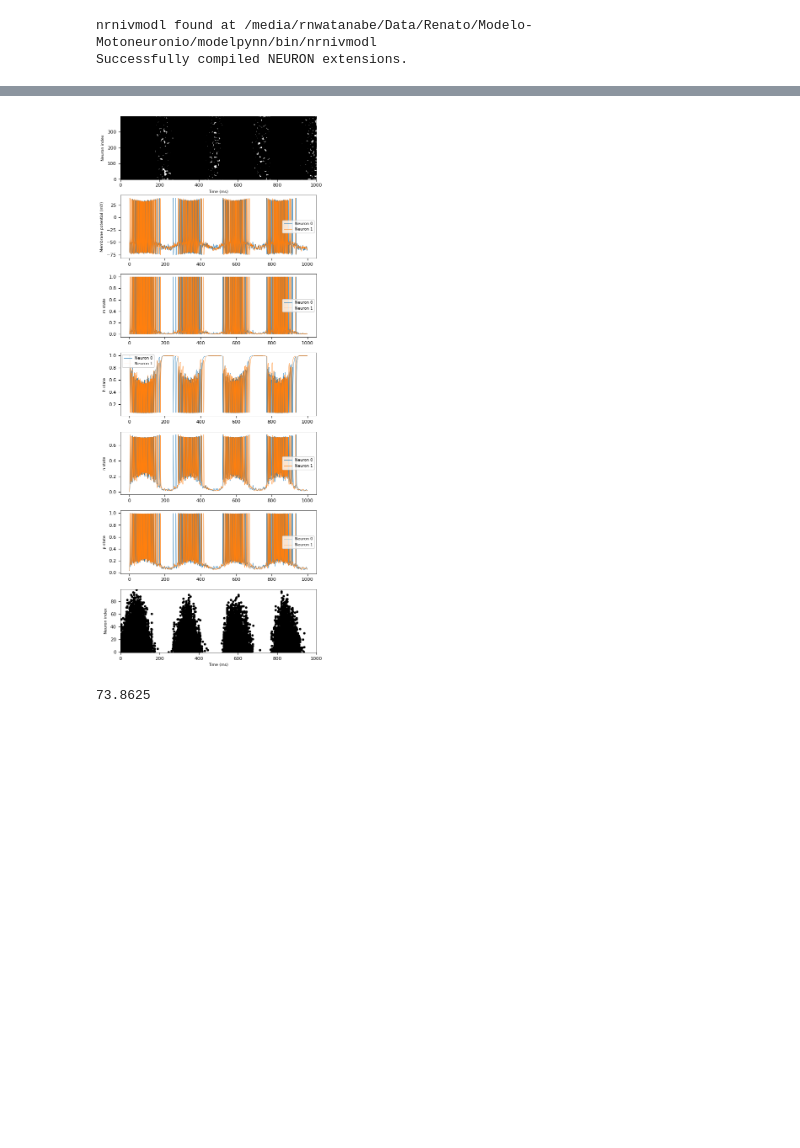
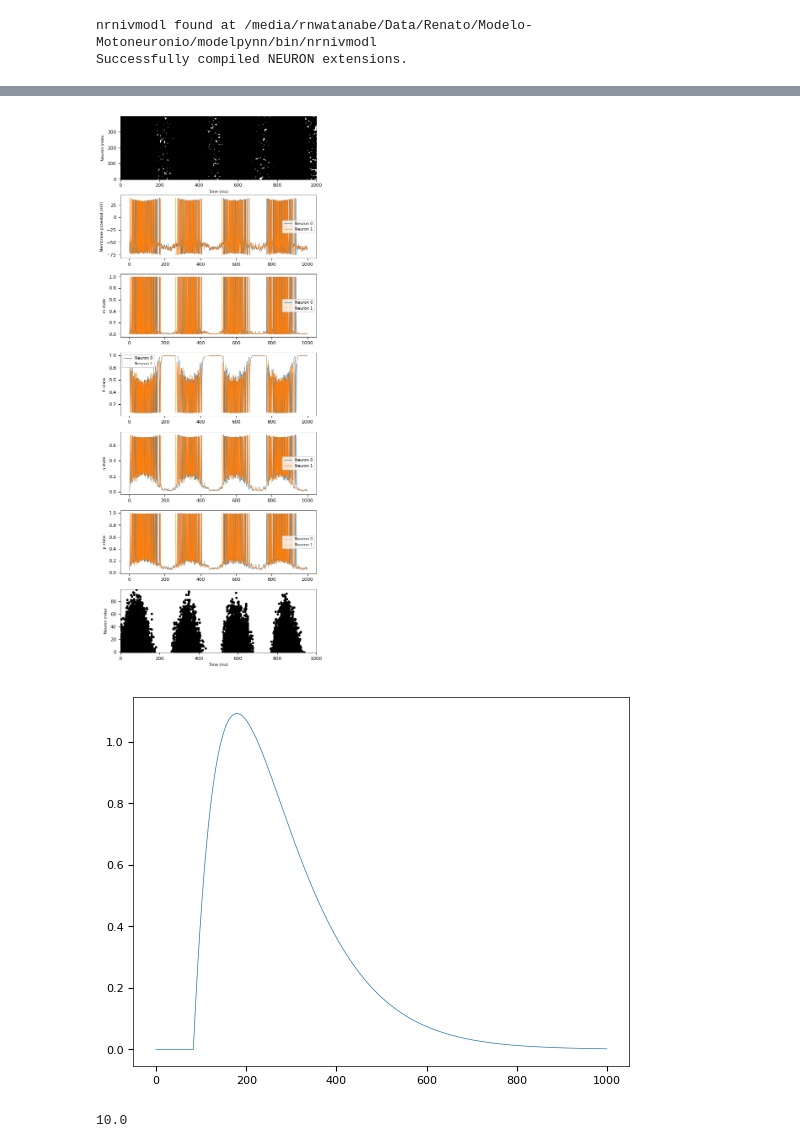
Before and after one commit to rnwatanabe/Modelo-Motoneuronio, a Jupyter notebook: Notebooks/force_generation_test.ipynb, the cells around one changed output, grey strips where cells are left out. Cells and saved outputs as stored; diff of their text form; code cells hidden in the pictures; blank space fills up the shorter version.

Commit message:
force

```diff
--- a/Notebooks/force_generation_test.ipynb
+++ b/Notebooks/force_generation_test.ipynb
@@ -47,8 +48,9 @@ if platform.system() == 'Windows':
 nrnivmodl found at /media/rnwatanabe/Data/Renato/Modelo-Motoneuronio/modelpynn/bin/nrnivmodl
 Successfully compiled NEURON extensions.
 # %%
-sim.setup(timestep=0.05)
-
+timestep = 0.05
+sim.setup(timestep=timestep)
+Tf = 1000
 n = 100
 somas = funçoes.create_somas(n)
 dends = funçoes.create_dends(n,somas)
@@ -153,0 +75,14 @@ muscle_units = sim.Population(n, mu_type)
+# %%
+cells = sim.Population(n, cell_type, initial_values={'v': list(-70*np.ones(n))})
+
+muscle_units = dict()
+force_objects = dict()
+neuromuscular_junctions = dict()
+
+for i in range(n):
+    muscle_units[i] = h.Section(name = f'mu{i}')
+    force_objects[i] = h.muscle_unit(muscle_units[i](0.5))
+    neuromuscular_junctions[i] = h.NetCon(cells.all_cells[i]._cell.sections[0](0.5)._ref_v, force_objects[i], sec=cells.all_cells[i]._cell.sections[0])
+    # neuromuscular_junctions[i].threshold = -40#cells.all_cells[i]._cell.ion_channels['na'].default_parameters['vt']
+    force_objects[i].A = 0.03 + (3-0.03)*i/n
+    force_objects[i].Tc = 140 + (96-140)*i/n
@@ -185,3 +142,6 @@ cells[0:2].record('v', locations=('dendrite','soma'))
 cells[0:2].record(('na.m', 'na.h'), locations='soma')
 cells[0:2].record(('kf.n'), locations='soma')
 cells[0:2].record(('ks.p'), locations='soma')
+f = dict()
+for i in range(n):
+    f[i] = h.Vector().record(force_objects[i]._ref_F)
@@ -192,35 +152,38 @@ sim.run(1000, callbacks=[Classes.SetRate(spike_source, cells)])
 # %%
 figure_filename = 'teste.png'
 data_source = spike_source.get_data().segments[0]
 data = cells.get_data().segments[0]
 vm = data.filter(name="soma.v")[0]
 m = data.filter(name="soma.na.m")[0]
 h = data.filter(name="soma.na.h")[0]
 n = data.filter(name="soma.kf.n")[0]
 p = data.filter(name="soma.ks.p")[0]
 # ina = data.filter(name="soma.na.ina")[0]
 # ik = data.filter(name="ik")[0]
 
 # gsyn = data.filter(name="gsyn_exc")[0]
 Figure(
     Panel(data_source.spiketrains, xlabel="Time (ms)", xticks=True, yticks=True),
     Panel(vm, ylabel="Membrane potential (mV)", xticks=True, yticks=True),
     Panel(m, ylabel="m state", xticks=True, yticks=True),
     Panel(h, ylabel="h state", xticks=True, yticks=True),
     Panel(n, ylabel="n state", xticks=True, yticks=True),
     Panel(p, ylabel="p state", xticks=True, yticks=True),
     # Panel(ina, ylabel="i_na (mA)", xticks=True, yticks=True),
     # Panel(ik, ylabel="i_k (mA)", xticks=True, yticks=True),
 
     # Panel(gsyn, ylabel="Synaptic conductance (uS)"),
     Panel(data.spiketrains, xlabel="Time (ms)", xticks=True, yticks=True),
 ).save(figure_filename)
+
+
+plt.figure()
+plt.plot(np.arange(0, Tf+timestep, timestep), f[99])
+plt.show()
 # %% [output]
-[figure, old version]
+[figure, new version]
+[figure, added]
-# %%
-m = 0
-for i in range(400):
-    m+=len(spike_source.get_data().segments[0].spiketrains[i].as_array())
-m/400
-# %% [output]
-73.8625
+# %%
+neuromuscular_junctions[1].threshold
+# %% [output]
+10.0
```
Also changed, not shown: parts of 13 cells of this notebook, 3 other files.
